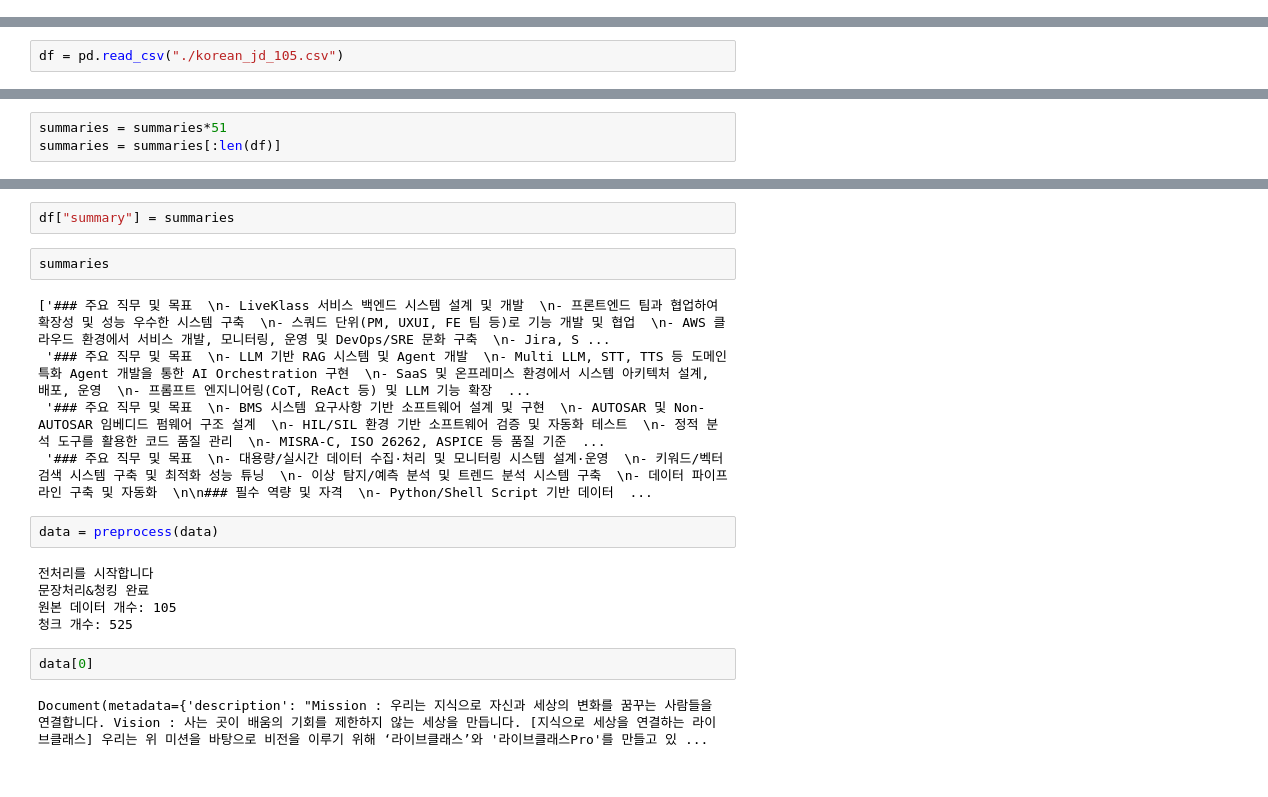
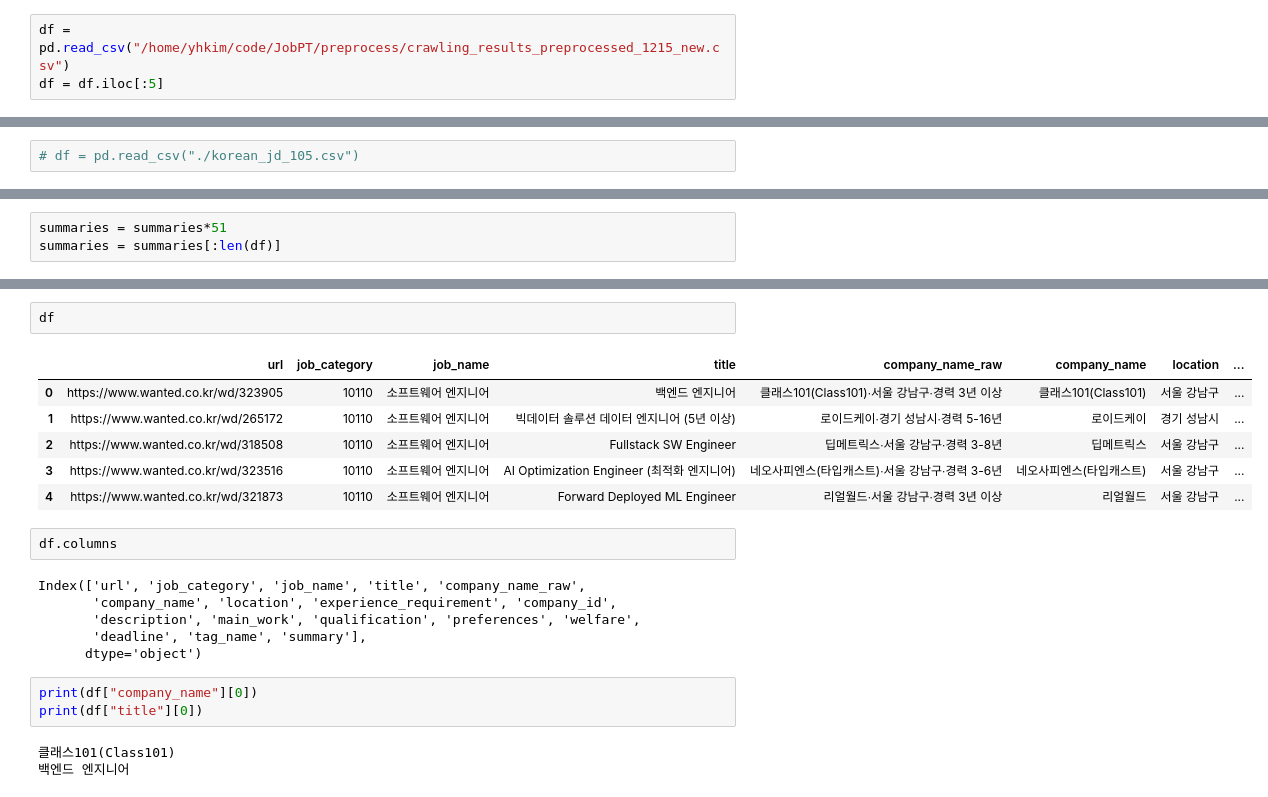
Before and after one commit to Pseudo-Lab/JobPT, a Jupyter notebook: preprocess/summarizer_test.ipynb, the cells around one changed output, grey strips where cells are left out. Saved outputs shown, nothing was run; the diff lists cells and outputs as text.

```diff
--- a/preprocess/summarizer_test.ipynb
+++ b/preprocess/summarizer_test.ipynb
@@ -26,3 +24,6 @@ df = pd.read_csv("./korean_jd_105.csv")
+# %%
+df = pd.read_csv("/home/yhkim/code/JobPT/preprocess/crawling_results_preprocessed_1215_new.csv")
+df = df.iloc[:5]
 # %%
 def format_jd_to_prompt_short(jd_data):
     items = [f"{k}: {v}\n" for k, v in dict(jd_data).items() if str(v).strip() not in ('', 'nan', 'NaN', 'None')]
@@ -74,5 +96,5 @@ print(model.summary(request))
 # %%
 import yaml
 # %%
-df = pd.read_csv("./korean_jd_105.csv")
+# df = pd.read_csv("./korean_jd_105.csv")
 # %%
@@ -99,20 +165,23 @@ summaries = summaries[:len(df)]
 # %%
-df["summary"] = summaries
+df
+# %% [output]
+|  | url | job_category | job_name | title | company_name_raw | company_name | location | ... |
+| 0 | https://www.wanted.co.kr/wd/323905 | 10110 | 소프트웨어 엔지니어 | 백엔드 엔지니어 | 클래스101(Class101)∙서울 강남구∙경력 3년 이상 | 클래스101(Class101) | 서울 강남구 | ... |
+| 1 | https://www.wanted.co.kr/wd/265172 | 10110 | 소프트웨어 엔지니어 | 빅데이터 솔루션 데이터 엔지니어 (5년 이상) | 로이드케이∙경기 성남시∙경력 5-16년 | 로이드케이 | 경기 성남시 | ... |
+| 2 | https://www.wanted.co.kr/wd/318508 | 10110 | 소프트웨어 엔지니어 | Fullstack SW Engineer | 딥메트릭스∙서울 강남구∙경력 3-8년 | 딥메트릭스 | 서울 강남구 | ... |
+| 3 | https://www.wanted.co.kr/wd/323516 | 10110 | 소프트웨어 엔지니어 | AI Optimization Engineer (최적화 엔지니어) | 네오사피엔스(타입캐스트)∙서울 강남구∙경력 3-6년 | 네오사피엔스(타입캐스트) | 서울 강남구 | ... |
+| 4 | https://www.wanted.co.kr/wd/321873 | 10110 | 소프트웨어 엔지니어 | Forward Deployed ML Engineer | 리얼월드∙서울 강남구∙경력 3년 이상 | 리얼월드 | 서울 강남구 | ... |
-# %%
-summaries
-# %% [output]
-['### 주요 직무 및 목표  \n- LiveKlass 서비스 백엔드 시스템 설계 및 개발  \n- 프론트엔드 팀과 협업하여 확장성 및 성능 우수한 시스템 구축  \n- 스쿼드 단위(PM, UXUI, FE 팀 등)로 기능 개발 및 협업  \n- AWS 클라우드 환경에서 서비스 개발, 모니터링, 운영 및 DevOps/SRE 문화 구축  \n- Jira, S ...
- '### 주요 직무 및 목표  \n- LLM 기반 RAG 시스템 및 Agent 개발  \n- Multi LLM, STT, TTS 등 도메인 특화 Agent 개발을 통한 AI Orchestration 구현  \n- SaaS 및 온프레미스 환경에서 시스템 아키텍처 설계, 배포, 운영  \n- 프롬프트 엔지니어링(CoT, ReAct 등) 및 LLM 기능 확장  ...
- '### 주요 직무 및 목표  \n- BMS 시스템 요구사항 기반 소프트웨어 설계 및 구현  \n- AUTOSAR 및 Non-AUTOSAR 임베디드 펌웨어 구조 설계  \n- HIL/SIL 환경 기반 소프트웨어 검증 및 자동화 테스트  \n- 정적 분석 도구를 활용한 코드 품질 관리  \n- MISRA-C, ISO 26262, ASPICE 등 품질 기준  ...
- '### 주요 직무 및 목표  \n- 대용량/실시간 데이터 수집·처리 및 모니터링 시스템 설계·운영  \n- 키워드/벡터 검색 시스템 구축 및 최적화 성능 튜닝  \n- 이상 탐지/예측 분석 및 트렌드 분석 시스템 구축  \n- 데이터 파이프라인 구축 및 자동화  \n\n### 필수 역량 및 자격  \n- Python/Shell Script 기반 데이터  ...
-# %%
-data = preprocess(data)
-# %% [output]
-전처리를 시작합니다
-문장처리&청킹 완료
-원본 데이터 개수: 105
-청크 개수: 525
-# %%
-data[0]
-# %% [output]
-Document(metadata={'description': "Mission : 우리는 지식으로 자신과 세상의 변화를 꿈꾸는 사람들을 연결합니다. Vision : 사는 곳이 배움의 기회를 제한하지 않는 세상을 만듭니다. [지식으로 세상을 연결하는 라이브클래스] 우리는 위 미션을 바탕으로 비전을 이루기 위해 ‘라이브클래스’와 '라이브클래스Pro'를 만들고 있 ...
+# %%
+df.columns
+# %% [output]
+Index(['url', 'job_category', 'job_name', 'title', 'company_name_raw',
+       'company_name', 'location', 'experience_requirement', 'company_id',
+       'description', 'main_work', 'qualification', 'preferences', 'welfare',
+       'deadline', 'tag_name', 'summary'],
+      dtype='object')
+# %%
+print(df["company_name"][0])
+print(df["title"][0])
+# %% [output]
+클래스101(Class101)
+백엔드 엔지니어
```
Also changed, not shown: parts of 41 cells of this notebook, 4 other files.
